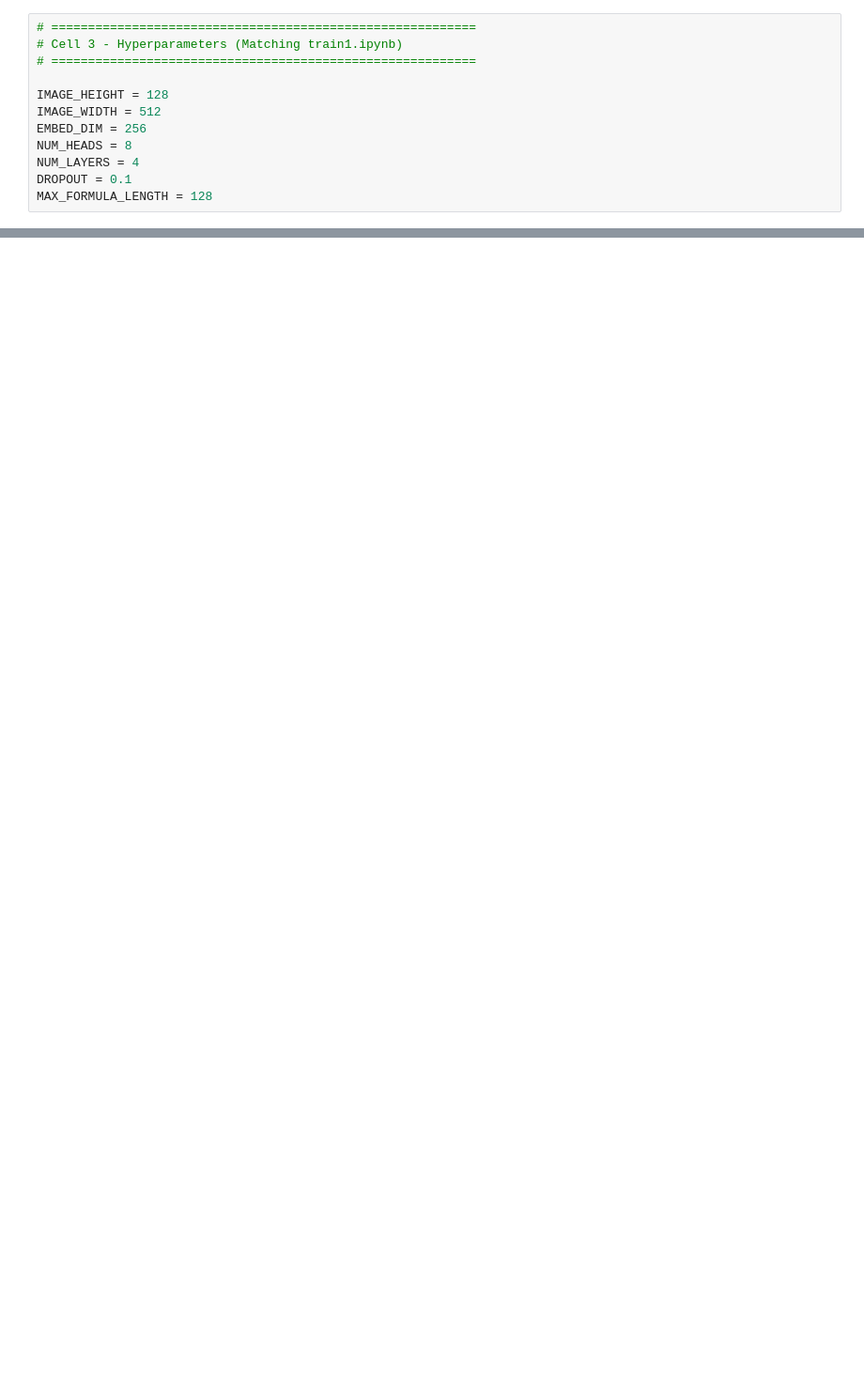
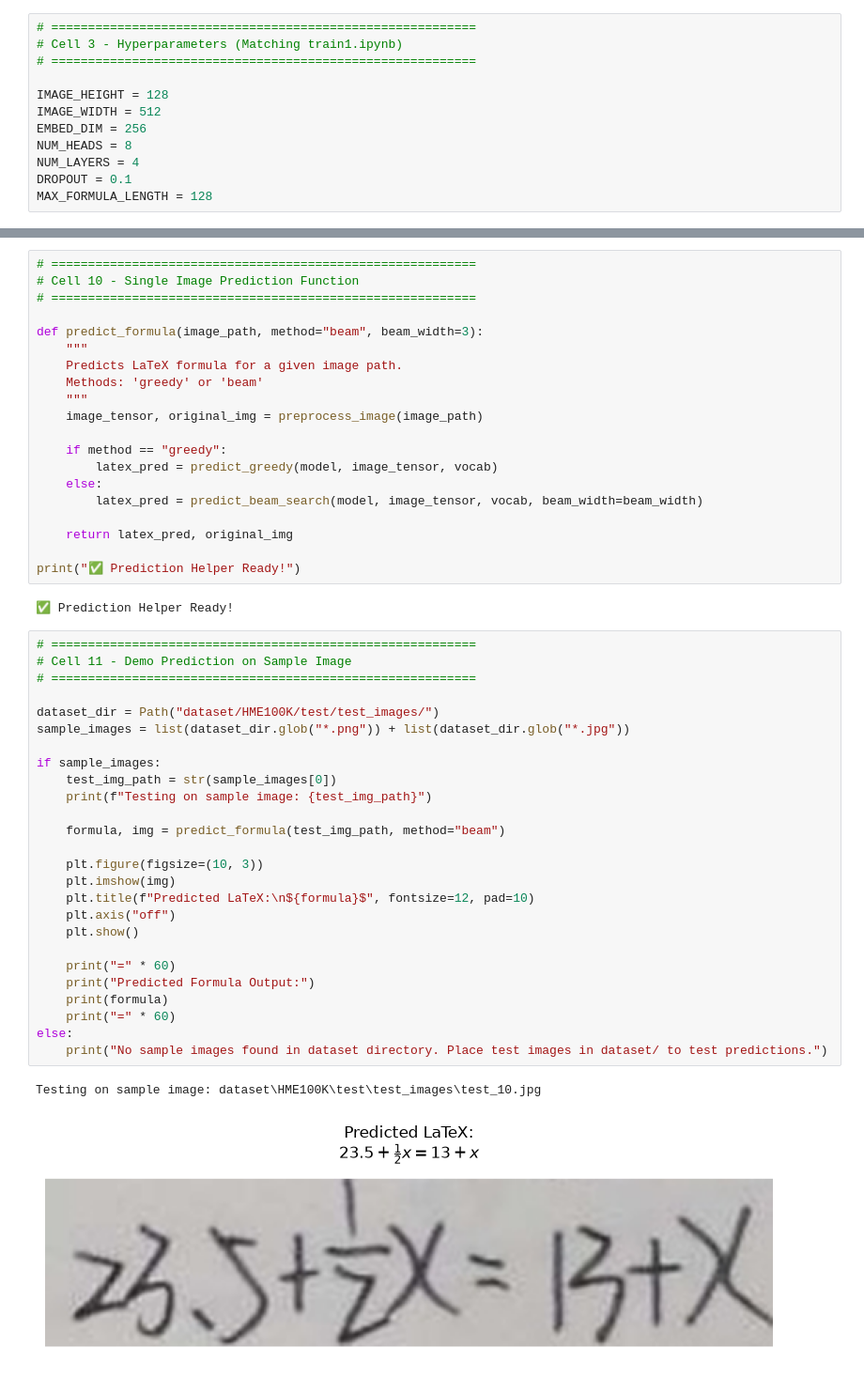
Before and after one commit to gaurav01921/formula_analyzer_final, a Jupyter notebook: predict1.ipynb, the cells around one changed output, grey strips where cells are left out. Shown at 94% size. Drawn from its saved outputs; the diff is of its cells as text; blank space fills up the shorter version.

```diff
--- a/predict1.ipynb
+++ b/predict1.ipynb
@@ -409,0 +383,51 @@ else:
+# %%
+# ==========================================================
+# Cell 10 - Single Image Prediction Function
+# ==========================================================
+
+def predict_formula(image_path, method="beam", beam_width=3):
+    """
+    Predicts LaTeX formula for a given image path.
+    Methods: 'greedy' or 'beam'
+    """
+    image_tensor, original_img = preprocess_image(image_path)
+
+    if method == "greedy":
+        latex_pred = predict_greedy(model, image_tensor, vocab)
+    else:
+        latex_pred = predict_beam_search(model, image_tensor, vocab, beam_width=beam_width)
+
+    return latex_pred, original_img
+
+print("✅ Prediction Helper Ready!")
+# %% [output]
+✅ Prediction Helper Ready!
+# %%
+# ==========================================================
+# Cell 11 - Demo Prediction on Sample Image
+# ==========================================================
+
+dataset_dir = Path("dataset/HME100K/test/test_images/")
+sample_images = list(dataset_dir.glob("*.png")) + list(dataset_dir.glob("*.jpg"))
+
+if sample_images:
+    test_img_path = str(sample_images[0])
+    print(f"Testing on sample image: {test_img_path}")
+
+    formula, img = predict_formula(test_img_path, method="beam")
+
+    plt.figure(figsize=(10, 3))
+    plt.imshow(img)
+    plt.title(f"Predicted LaTeX:\n${formula}$", fontsize=12, pad=10)
+    plt.axis("off")
+    plt.show()
+
+    print("=" * 60)
+    print("Predicted Formula Output:")
+    print(formula)
+    print("=" * 60)
+else:
+    print("No sample images found in dataset directory. Place test images in dataset/ to test predictions.")
+# %% [output]
+Testing on sample image: dataset\HME100K\test\test_images\test_10.jpg
+[figure, added]
```
Also changed, not shown: parts of 15 cells of this notebook, 15 other files.
